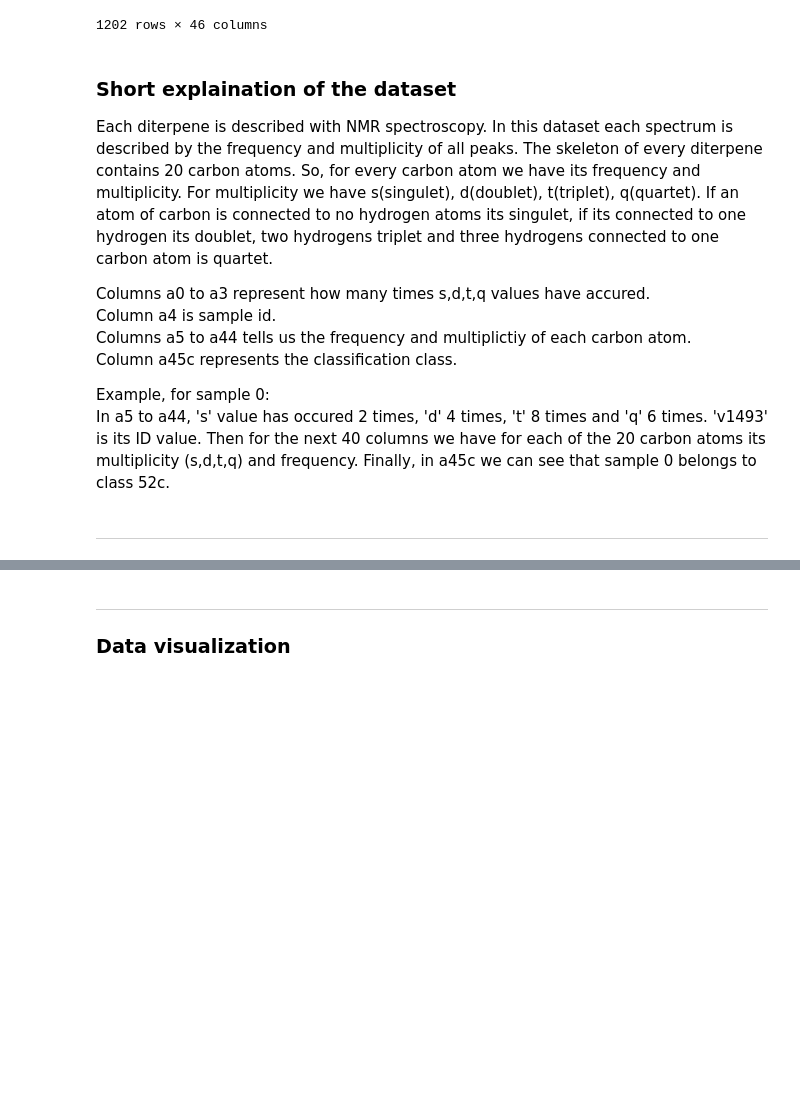
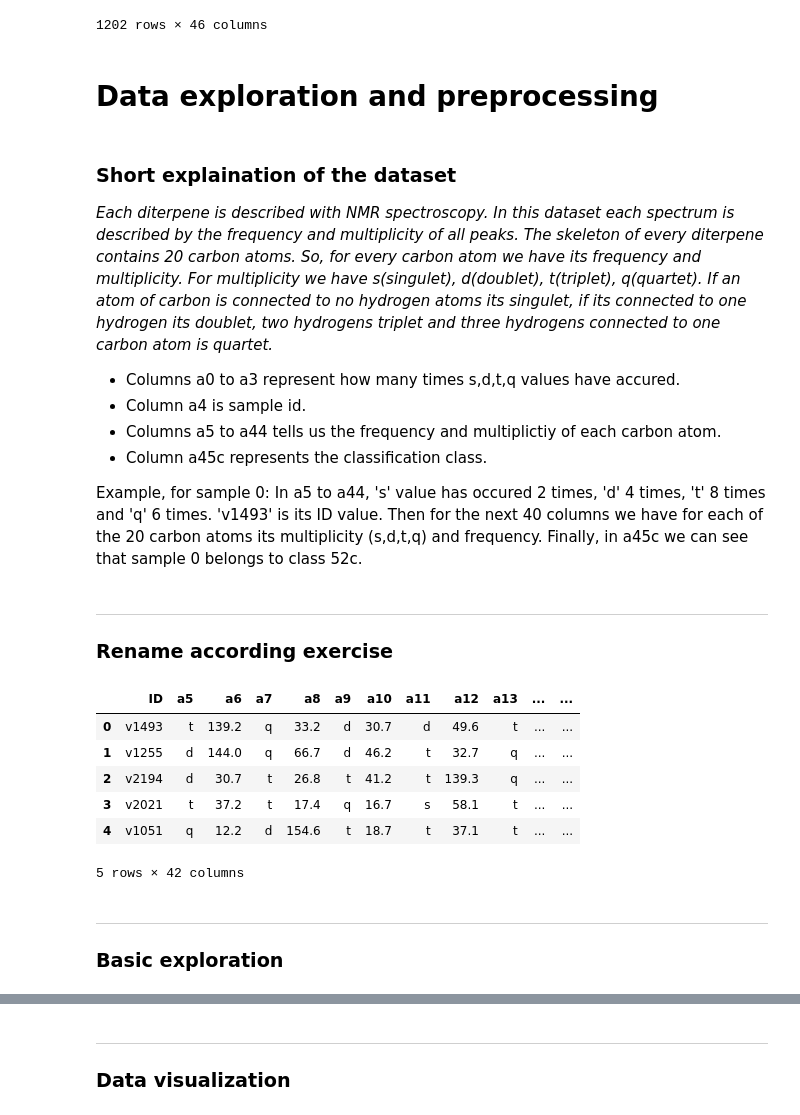
Before and after one commit to anaterovic/TFRTML, a Jupyter notebook: prep.ipynb, the cells around one changed output, grey strips where cells are left out. Drawn from its saved outputs; the diff is of its cells as text; code cells hidden in the pictures; blank space fills up the shorter version.

```diff
--- a/prep.ipynb
+++ b/prep.ipynb
@@ -19,17 +29,38 @@ df
 | 1200 | 2 | 4 | 8 | 6 | v1332 | t | 36.5 | d | 46.4 | t | ... | ... |
 | 1201 | 4 | 5 | 7 | 4 | v1522 | s | 61.2 | d | 62.9 | s | ... | ... |
 1202 rows × 46 columns
+# %% [markdown]
+# Data exploration and preprocessing
 # %% [markdown]
 ### Short explaination of the dataset
 
-Each diterpene is described with NMR spectroscopy. In this dataset each spectrum is described by the frequency and multiplicity of all peaks. The skeleton of every diterpene contains 20 carbon atoms. So, for every carbon atom we have its frequency and multiplicity. For multiplicity we have s(singulet), d(doublet), t(triplet), q(quartet). If an atom of carbon is connected to no hydrogen atoms its singulet, if its connected to one hydrogen its doublet, two hydrogens triplet and three hydrogens connected to one carbon atom is quartet.
+*Each diterpene is described with NMR spectroscopy. In this dataset each spectrum is described by the frequency and multiplicity of all peaks. The skeleton of every diterpene contains 20 carbon atoms. So, for every carbon atom we have its frequency and multiplicity. For multiplicity we have s(singulet), d(doublet), t(triplet), q(quartet). If an atom of carbon is connected to no hydrogen atoms its singulet, if its connected to one hydrogen its doublet, two hydrogens triplet and three hydrogens connected to one carbon atom is quartet.*
 
-Columns a0 to a3 represent how many times s,d,t,q values have accured. \
-Column a4 is sample id. \
-Columns a5 to a44 tells us the frequency and multiplictiy of each carbon atom. \
-Column a45c represents the classification class.
+- Columns a0 to a3 represent how many times s,d,t,q values have accured.
+- Column a4 is sample id.
+- Columns a5 to a44 tells us the frequency and multiplictiy of each carbon atom.
+- Column a45c represents the classification class.
 
-Example, for sample 0: \
+Example, for sample 0:
 In a5 to a44, 's' value has occured 2 times, 'd' 4 times, 't' 8 times and 'q' 6 times. 'v1493' is its ID value. Then for the next 40 columns we have for each of the 20 carbon atoms its multiplicity (s,d,t,q) and frequency. Finally, in a45c we can see that sample 0 belongs to class 52c.
+# %% [markdown]
+--------------------
+### Rename according exercise
+# %%
+# Drop first four columns as they are not needed according to the excercise
+df = df.drop(["a0", "a1", "a2", "a3"], axis=1)
+# Rename column "a45c" to "Class", "a4" to "ID"
+df = df.rename(columns={"a45c": "Class", "a4": "ID"})
+# Inspect
+df.head()
+# %% [output]
+|  | ID | a5 | a6 | a7 | a8 | a9 | a10 | a11 | a12 | a13 | ... | ... |
+| 0 | v1493 | t | 139.2 | q | 33.2 | d | 30.7 | d | 49.6 | t | ... | ... |
+| 1 | v1255 | d | 144.0 | q | 66.7 | d | 46.2 | t | 32.7 | q | ... | ... |
+| 2 | v2194 | d | 30.7 | t | 26.8 | t | 41.2 | t | 139.3 | q | ... | ... |
+| 3 | v2021 | t | 37.2 | t | 17.4 | q | 16.7 | s | 58.1 | t | ... | ... |
+| 4 | v1051 | q | 12.2 | d | 154.6 | t | 18.7 | t | 37.1 | t | ... | ... |
+5 rows × 42 columns
 # %% [markdown]
---------------------
+-------------------------
+### Basic exploration
```
Also changed, not shown: parts of 15 cells of this notebook.
